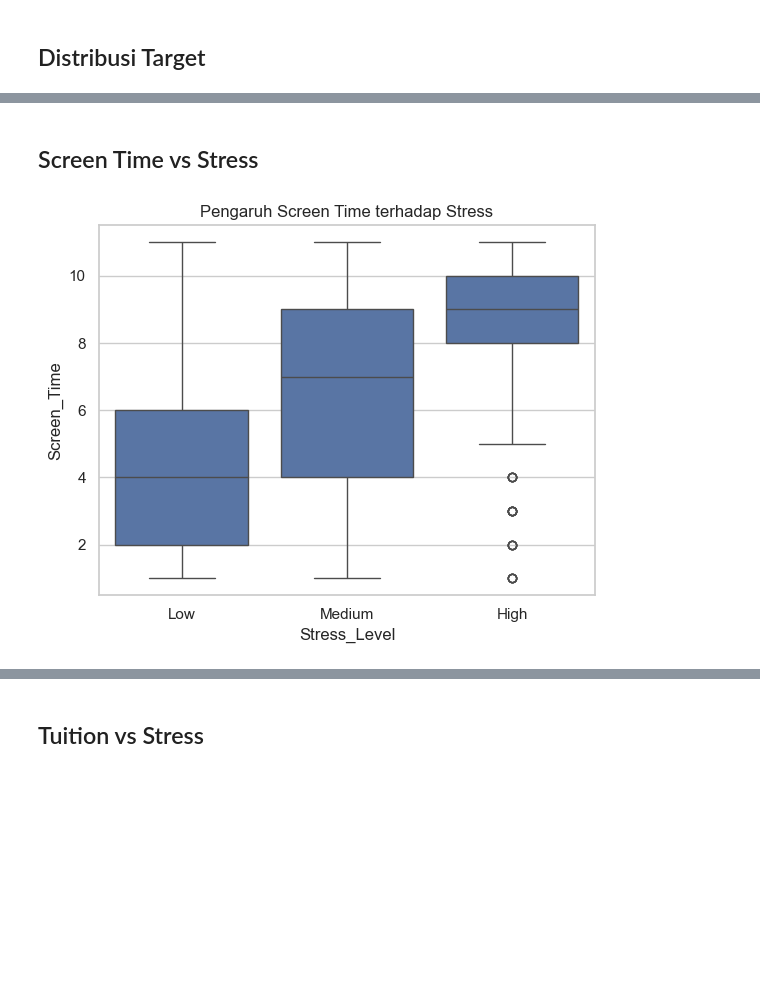
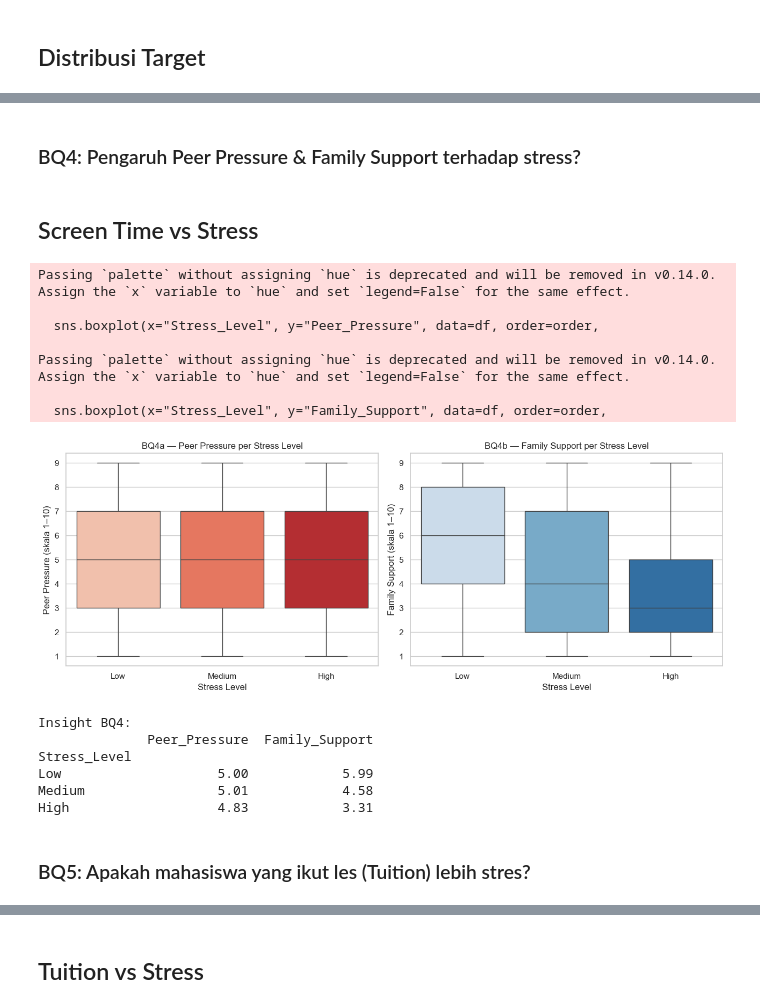
Before and after one commit to ShinZeleo/BurnoutGuard, a Jupyter notebook: Capstone.ipynb, the cells around one changed output, grey strips where cells are left out. Drawn from its saved outputs; the diff is of its cells as text; code cells hidden in the pictures; blank space fills up the shorter version.

```diff
--- a/Capstone.ipynb
+++ b/Capstone.ipynb
@@ -119,7 +252,7 @@ binary_map = {
 
 df["Physical_Exercise"] = df["Physical_Exercise"].map(binary_map)
 df["Tuition"] = df["Tuition"].map(binary_map)
-df["Tuition"] = df["Tuition"].astype("category")
+# df["Tuition"] = df["Tuition"].astype("category")
 # %%
 print(df["Physical_Exercise"].unique())
 print(df["Tuition"].unique())
@@ -128,14 +261,8 @@ print(df["Tuition"].unique())
 [1, 0]
 Categories (2, int64): [0, 1]
 # %%
-from pandas.api.types import CategoricalDtype
-
-income_order = CategoricalDtype(
-    categories=["Low", "Medium", "High"],
-    ordered=True
-)
-
-df["Family_Income_Level"] = df["Family_Income_Level"].astype(income_order)
+income_map = {"Low": 0, "Medium": 1, "High": 2}
+df["Family_Income_Level"] = df["Family_Income_Level"].map(income_map)
 # %%
 print(df["Tuition"].dtype)
 print(df["Family_Income_Level"].dtype)
@@ -387,9 +493,46 @@ Name: Sleep_Hours, dtype: float64
+# %% [markdown]
+### BQ4: Pengaruh Peer Pressure & Family Support terhadap stress?
 # %% [markdown]
 ## Screen Time vs Stress
 # %%
-sns.boxplot(x="Stress_Level", y="Screen_Time", data=df, order=order)
-plt.title("Pengaruh Screen Time terhadap Stress")
+# sns.boxplot(x="Stress_Level", y="Screen_Time", data=df, order=order)
+# plt.title("Pengaruh Screen Time terhadap Stress")
+# plt.show()
+
+fig, axes = plt.subplots(1, 2, figsize=(13, 5))
+
+sns.boxplot(x="Stress_Level", y="Peer_Pressure", data=df, order=order,
+            hue="Stress_Level", legend=False, palette="Reds", ax=axes[0])
+axes[0].set_title("BQ4a — Peer Pressure per Stress Level")
+axes[0].set_xlabel("Stress Level")
+axes[0].set_ylabel("Peer Pressure (skala 1–10)")
+
+sns.boxplot(x="Stress_Level", y="Family_Support", data=df, order=order,
+            hue="Stress_Level", legend=False, palette="Blues", ax=axes[1])
+axes[1].set_title("BQ4b — Family Support per Stress Level")
+axes[1].set_xlabel("Stress Level")
+axes[1].set_ylabel("Family Support (skala 1–10)")
+
+plt.tight_layout()
 plt.show()
+
+print("\nInsight BQ4:")
+print(df.groupby("Stress_Level")[["Peer_Pressure", "Family_Support"]].mean().reindex(order).round(2).to_string())
 # %% [output]
+Passing `palette` without assigning `hue` is deprecated and will be removed in v0.14.0. Assign the `x` variable to `hue` and set `legend=False` for the same effect.
+
+  sns.boxplot(x="Stress_Level", y="Peer_Pressure", data=df, order=order,
+
+Passing `palette` without assigning `hue` is deprecated and will be removed in v0.14.0. Assign the `x` variable to `hue` and set `legend=False` for the same effect.
+
+  sns.boxplot(x="Stress_Level", y="Family_Support", data=df, order=order,
-[figure, old version]
+[figure, new version]
+Insight BQ4:
+              Peer_Pressure  Family_Support
+Stress_Level
+Low                    5.00            5.99
+Medium                 5.01            4.58
+High                   4.83            3.31
+# %% [markdown]
+### BQ5: Apakah mahasiswa yang ikut les (Tuition) lebih stres?
 # %%
```
Also changed, not shown: parts of 85 cells of this notebook, 7 other files.
